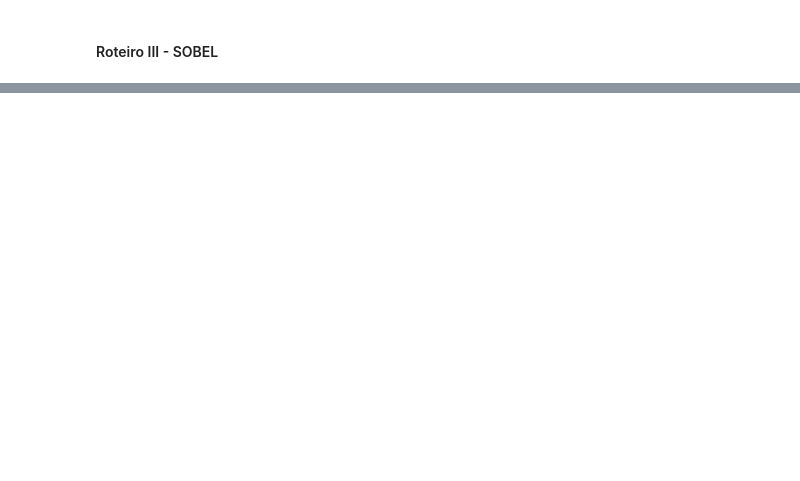
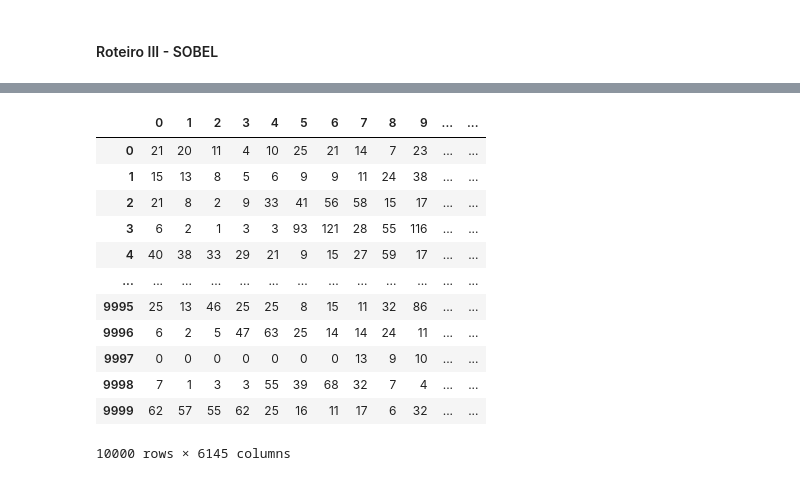
Before and after one commit to LaisBastos/ComputacaoVisual, a Jupyter notebook: Pratica02.ipynb, the cells around one changed output, grey strips where cells are left out. Cells and saved outputs as stored; diff of their text form; code cells hidden in the pictures; blank space fills up the shorter version.

```diff
--- a/Pratica02.ipynb
+++ b/Pratica02.ipynb
@@ -761,0 +786,17 @@ with h5py.File("SOBELtest.h5", 'w') as hdf:
+# %%
+SOBELTrain = DataFrame(SOBELTrain)
+SOBELTrain
+# %% [output]
+|  | 0 | 1 | 2 | 3 | 4 | 5 | 6 | 7 | 8 | 9 | ... | ... |
+| 0 | 21 | 20 | 11 | 4 | 10 | 25 | 21 | 14 | 7 | 23 | ... | ... |
+| 1 | 15 | 13 | 8 | 5 | 6 | 9 | 9 | 11 | 24 | 38 | ... | ... |
+| 2 | 21 | 8 | 2 | 9 | 33 | 41 | 56 | 58 | 15 | 17 | ... | ... |
+| 3 | 6 | 2 | 1 | 3 | 3 | 93 | 121 | 28 | 55 | 116 | ... | ... |
+| 4 | 40 | 38 | 33 | 29 | 21 | 9 | 15 | 27 | 59 | 17 | ... | ... |
+| ... | ... | ... | ... | ... | ... | ... | ... | ... | ... | ... | ... | ... |
+| 9995 | 25 | 13 | 46 | 25 | 25 | 8 | 15 | 11 | 32 | 86 | ... | ... |
+| 9996 | 6 | 2 | 5 | 47 | 63 | 25 | 14 | 14 | 24 | 11 | ... | ... |
+| 9997 | 0 | 0 | 0 | 0 | 0 | 0 | 0 | 13 | 9 | 10 | ... | ... |
+| 9998 | 7 | 1 | 3 | 3 | 55 | 39 | 68 | 32 | 7 | 4 | ... | ... |
+| 9999 | 62 | 57 | 55 | 62 | 25 | 16 | 11 | 17 | 6 | 32 | ... | ... |
+10000 rows × 6145 columns
```
Also changed, not shown: parts of 15 cells of this notebook, 2 other files.
